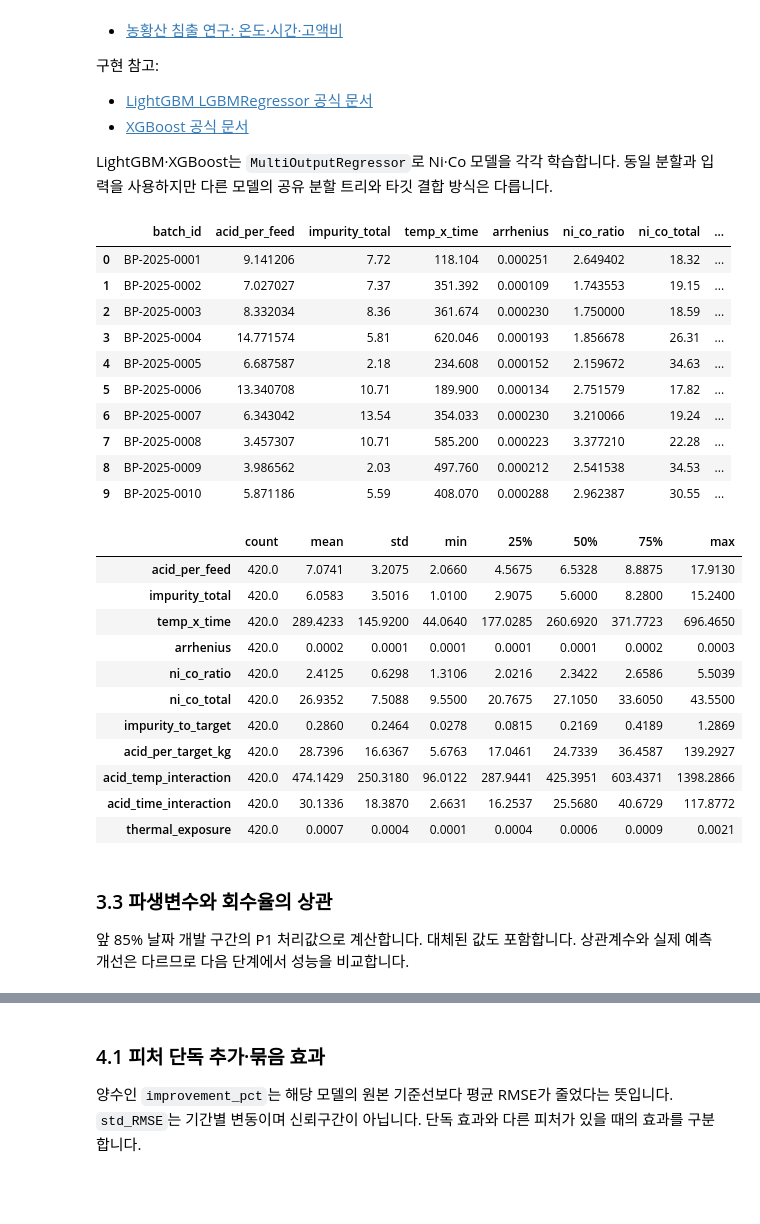
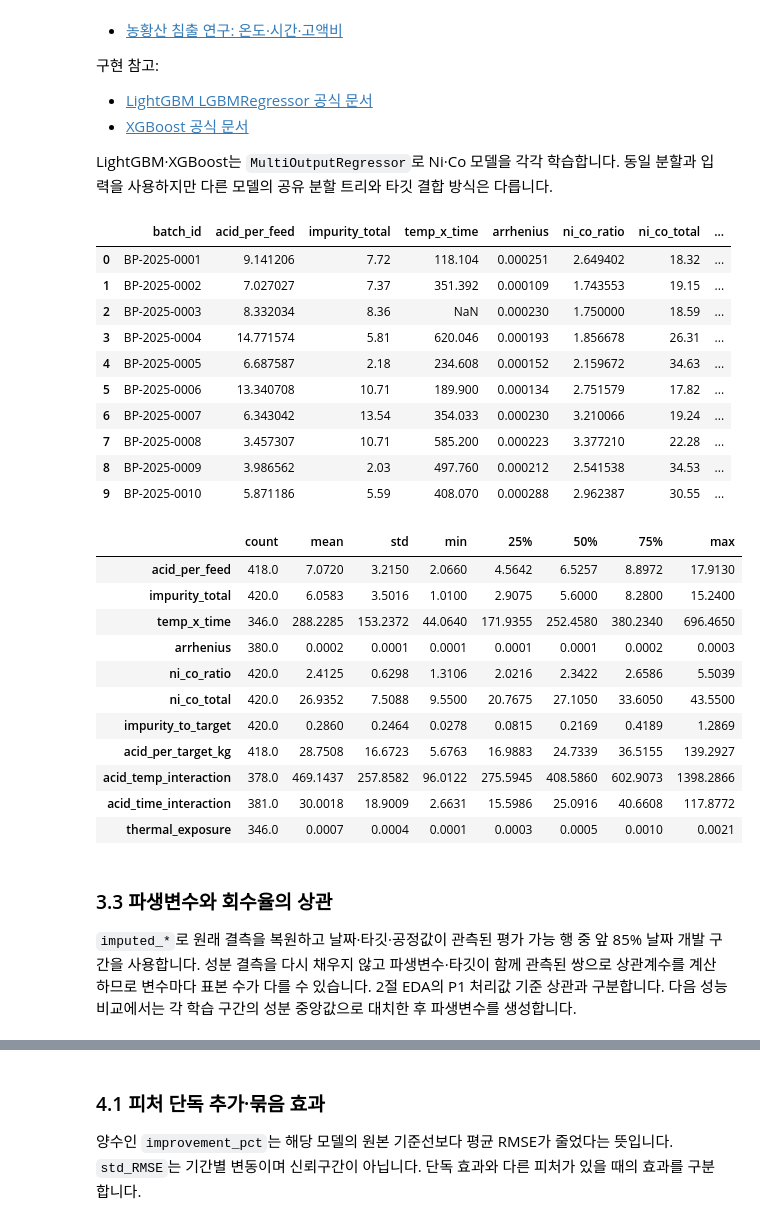
Before and after one commit to McGiill/Metal_Recovery_Optimizer, a Jupyter notebook: notebooks/02_p2_feature_analysis.ipynb, the cells around one changed output, grey strips where cells are left out. Drawn from its saved outputs; the diff is of its cells as text; code cells hidden in the pictures; blank space fills up the shorter version.

```diff
--- a/notebooks/02_p2_feature_analysis.ipynb
+++ b/notebooks/02_p2_feature_analysis.ipynb
@@ -319,38 +319,39 @@ LightGBM·XGBoost는 `MultiOutputRegressor`로 Ni·Co 모델을 각각 학습합
 # %%
 featured = add_features(p1_data, feature_cols=ALL_DERIVED_COLS)
 pd.testing.assert_frame_equal(featured[p1_data.columns], p1_data)
 assert featured.shape[1] == p1_data.shape[1] + len(ALL_DERIVED_COLS)
 display(featured[['batch_id'] + ALL_DERIVED_COLS].head(10))
 display(featured[ALL_DERIVED_COLS].describe().T.round(4))
-assert np.isfinite(featured[ALL_DERIVED_COLS].to_numpy(dtype=float)).all()
+assert not np.isinf(featured[ALL_DERIVED_COLS].to_numpy(dtype=float)).any()  # 입력 결측에서 생긴 NaN은 유지
 # %% [output]
 |  | batch_id | acid_per_feed | impurity_total | temp_x_time | arrhenius | ni_co_ratio | ni_co_total | ... |
 | 0 | BP-2025-0001 | 9.141206 | 7.72 | 118.104 | 0.000251 | 2.649402 | 18.32 | ... |
 | 1 | BP-2025-0002 | 7.027027 | 7.37 | 351.392 | 0.000109 | 1.743553 | 19.15 | ... |
-| 2 | BP-2025-0003 | 8.332034 | 8.36 | 361.674 | 0.000230 | 1.750000 | 18.59 | ... |
+| 2 | BP-2025-0003 | 8.332034 | 8.36 | NaN | 0.000230 | 1.750000 | 18.59 | ... |
 | 3 | BP-2025-0004 | 14.771574 | 5.81 | 620.046 | 0.000193 | 1.856678 | 26.31 | ... |
 | 4 | BP-2025-0005 | 6.687587 | 2.18 | 234.608 | 0.000152 | 2.159672 | 34.63 | ... |
 | 5 | BP-2025-0006 | 13.340708 | 10.71 | 189.900 | 0.000134 | 2.751579 | 17.82 | ... |
 | 6 | BP-2025-0007 | 6.343042 | 13.54 | 354.033 | 0.000230 | 3.210066 | 19.24 | ... |
 | 7 | BP-2025-0008 | 3.457307 | 10.71 | 585.200 | 0.000223 | 3.377210 | 22.28 | ... |
 | 8 | BP-2025-0009 | 3.986562 | 2.03 | 497.760 | 0.000212 | 2.541538 | 34.53 | ... |
 | 9 | BP-2025-0010 | 5.871186 | 5.59 | 408.070 | 0.000288 | 2.962387 | 30.55 | ... |
 |  | count | mean | std | min | 25% | 50% | 75% | max |
-| acid_per_feed | 420.0 | 7.0741 | 3.2075 | 2.0660 | 4.5675 | 6.5328 | 8.8875 | 17.9130 |
+| acid_per_feed | 418.0 | 7.0720 | 3.2150 | 2.0660 | 4.5642 | 6.5257 | 8.8972 | 17.9130 |
 | impurity_total | 420.0 | 6.0583 | 3.5016 | 1.0100 | 2.9075 | 5.6000 | 8.2800 | 15.2400 |
-| temp_x_time | 420.0 | 289.4233 | 145.9200 | 44.0640 | 177.0285 | 260.6920 | 371.7723 | 696.4650 |
-| arrhenius | 420.0 | 0.0002 | 0.0001 | 0.0001 | 0.0001 | 0.0001 | 0.0002 | 0.0003 |
+| temp_x_time | 346.0 | 288.2285 | 153.2372 | 44.0640 | 171.9355 | 252.4580 | 380.2340 | 696.4650 |
+| arrhenius | 380.0 | 0.0002 | 0.0001 | 0.0001 | 0.0001 | 0.0001 | 0.0002 | 0.0003 |
 | ni_co_ratio | 420.0 | 2.4125 | 0.6298 | 1.3106 | 2.0216 | 2.3422 | 2.6586 | 5.5039 |
 | ni_co_total | 420.0 | 26.9352 | 7.5088 | 9.5500 | 20.7675 | 27.1050 | 33.6050 | 43.5500 |
 | impurity_to_target | 420.0 | 0.2860 | 0.2464 | 0.0278 | 0.0815 | 0.2169 | 0.4189 | 1.2869 |
-| acid_per_target_kg | 420.0 | 28.7396 | 16.6367 | 5.6763 | 17.0461 | 24.7339 | 36.4587 | 139.2927 |
-| acid_temp_interaction | 420.0 | 474.1429 | 250.3180 | 96.0122 | 287.9441 | 425.3951 | 603.4371 | 1398.2866 |
-| acid_time_interaction | 420.0 | 30.1336 | 18.3870 | 2.6631 | 16.2537 | 25.5680 | 40.6729 | 117.8772 |
-| thermal_exposure | 420.0 | 0.0007 | 0.0004 | 0.0001 | 0.0004 | 0.0006 | 0.0009 | 0.0021 |
+| acid_per_target_kg | 418.0 | 28.7508 | 16.6723 | 5.6763 | 16.9883 | 24.7339 | 36.5155 | 139.2927 |
+| acid_temp_interaction | 378.0 | 469.1437 | 257.8582 | 96.0122 | 275.5945 | 408.5860 | 602.9073 | 1398.2866 |
+| acid_time_interaction | 381.0 | 30.0018 | 18.9009 | 2.6631 | 15.5986 | 25.0916 | 40.6608 | 117.8772 |
+| thermal_exposure | 346.0 | 0.0007 | 0.0004 | 0.0001 | 0.0003 | 0.0005 | 0.0010 | 0.0021 |
 # %% [markdown]
 ### 3.3 파생변수와 회수율의 상관
-앞 85% 날짜 개발 구간의 P1 처리값으로 계산합니다. 대체된 값도 포함합니다.
-상관계수와 실제 예측 개선은 다르므로 다음 단계에서 성능을 비교합니다.
+`imputed_*`로 원래 결측을 복원하고 날짜·타깃·공정값이 관측된 평가 가능 행 중 앞 85% 날짜 개발 구간을 사용합니다.
+성분 결측을 다시 채우지 않고 파생변수·타깃이 함께 관측된 쌍으로 상관계수를 계산하므로 변수마다 표본 수가 다를 수 있습니다.
+2절 EDA의 P1 처리값 기준 상관과 구분합니다. 다음 성능 비교에서는 각 학습 구간의 성분 중앙값으로 대치한 후 파생변수를 생성합니다.
 # %%
 dates = eligible['analysis_date'].drop_duplicates().to_numpy()
 late_start = dates[int(len(dates) * .85)]
```
Also changed, not shown: parts of 15 cells of this notebook, 11 other files.
